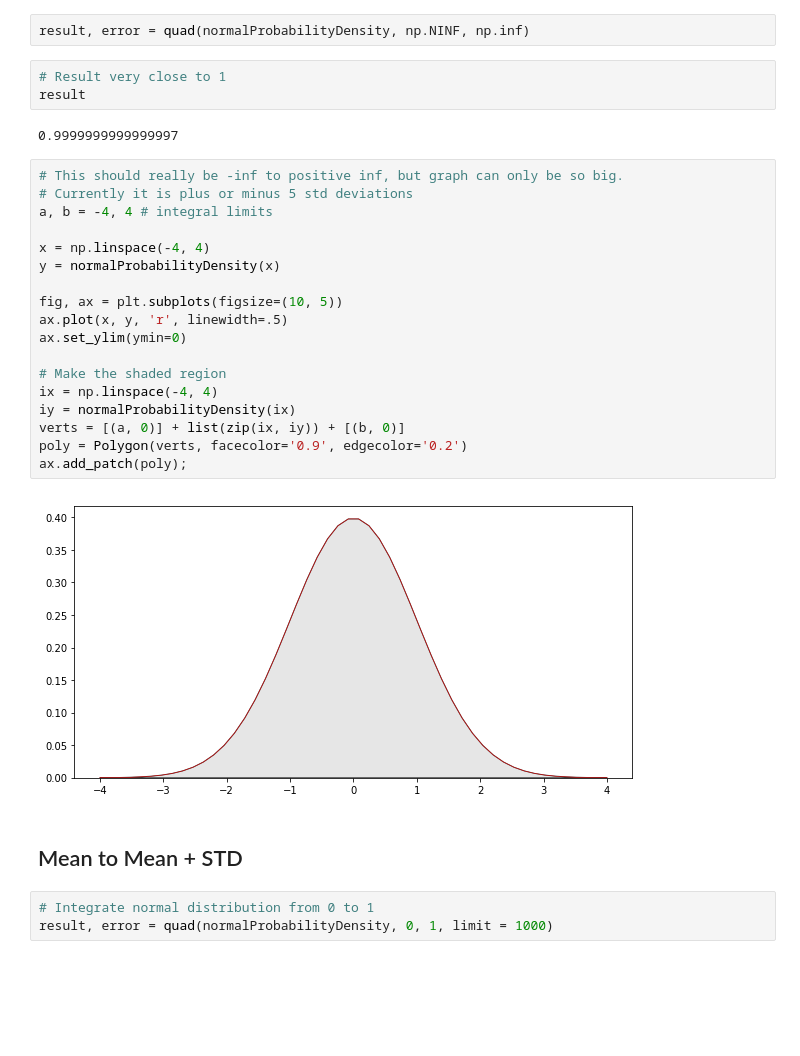
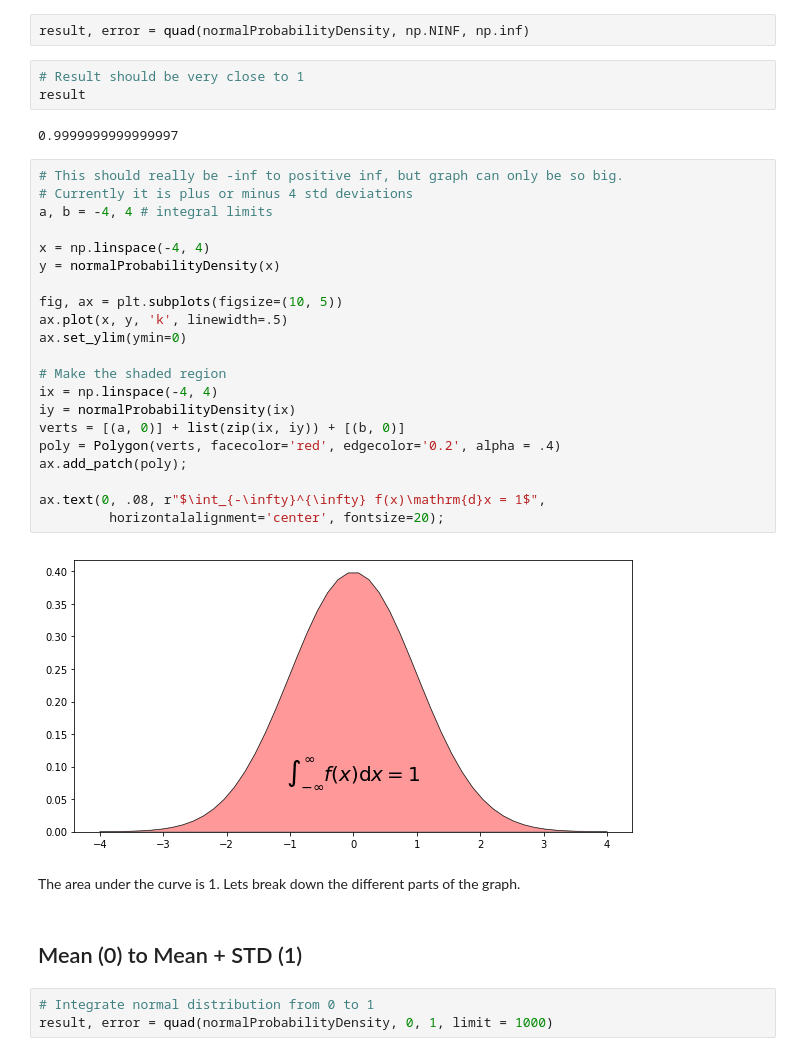
Before and after one commit to mGalarnyk/Python_Tutorials, a Jupyter notebook: Statistics/normal_Distribution_Area_Under_Curve.ipynb, the cells around one changed output. Saved outputs shown, nothing was run; the diff lists cells and outputs as text; blank space fills up the shorter version.

Commit message:
Updated normal distribution figure

```diff
--- a/Statistics/normal_Distribution_Area_Under_Curve.ipynb
+++ b/Statistics/normal_Distribution_Area_Under_Curve.ipynb
@@ -50,32 +50,37 @@ def normalProbabilityDensity(x):
 # %%
 result, error = quad(normalProbabilityDensity, np.NINF, np.inf)
 # %%
-# Result very close to 1
+# Result should be very close to 1
 result
 # %% [output]
 0.9999999999999997
 # %%
 # This should really be -inf to positive inf, but graph can only be so big.
-# Currently it is plus or minus 5 std deviations
+# Currently it is plus or minus 4 std deviations
 a, b = -4, 4 # integral limits
 
 x = np.linspace(-4, 4)
 y = normalProbabilityDensity(x)
 
 fig, ax = plt.subplots(figsize=(10, 5))
-ax.plot(x, y, 'r', linewidth=.5)
+ax.plot(x, y, 'k', linewidth=.5)
 ax.set_ylim(ymin=0)
 
 # Make the shaded region
 ix = np.linspace(-4, 4)
 iy = normalProbabilityDensity(ix)
 verts = [(a, 0)] + list(zip(ix, iy)) + [(b, 0)]
-poly = Polygon(verts, facecolor='0.9', edgecolor='0.2')
+poly = Polygon(verts, facecolor='red', edgecolor='0.2', alpha = .4)
 ax.add_patch(poly);
+
+ax.text(0, .08, r"$\int_{-\infty}^{\infty} f(x)\mathrm{d}x = 1$",
+         horizontalalignment='center', fontsize=20);
 # %% [output]
-[figure, old version]
+[figure, new version]
+# %% [markdown]
+The area under the curve is 1. Lets break down the different parts of the graph.
 # %% [markdown]
-## Mean to Mean + STD
+## Mean (0) to Mean + STD (1)
 # %%
 # Integrate normal distribution from 0 to 1
 result, error = quad(normalProbabilityDensity, 0, 1, limit = 1000)
```
Also changed, not shown: parts of 50 cells of this notebook.
